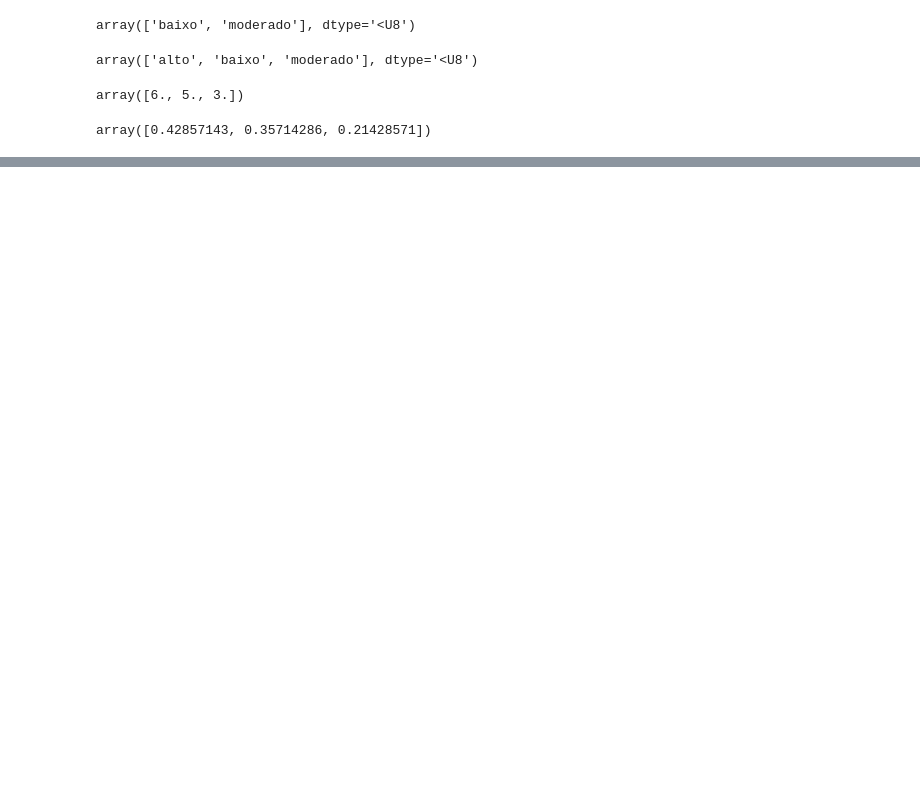
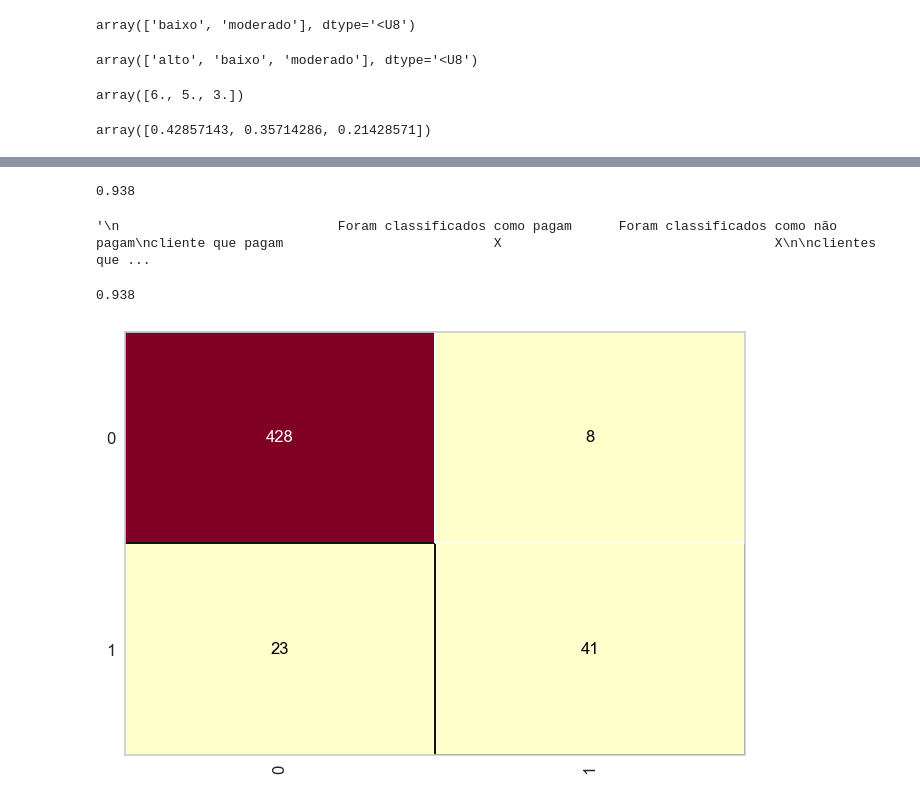
Before and after one commit to Alyssandro1771415/data_science_studies, a Jupyter notebook: Aprensizado_Bayesiana/testes_das_bases.ipynb, the cells around one changed output, grey strips where cells are left out. Saved outputs shown, nothing was run; the diff lists cells and outputs as text; code cells hidden in the pictures; blank space fills up the shorter version.

```diff
--- a/Aprensizado_Bayesiana/testes_das_bases.ipynb
+++ b/Aprensizado_Bayesiana/testes_das_bases.ipynb
@@ -111,0 +116,4 @@ array([0.42857143, 0.35714286, 0.21428571])
+# %%
+import pickle
+with open('../Machine Learning e Data Science com Python de A à Z/Bases de dados/credit.pkl', 'rb') as f:
+    X_credit_treinamento, Y_credit_treinamento, X_credit_teste, Y_credit_teste = pickle.load(f)
@@ -111,0 +128,3 @@ array([0.42857143, 0.35714286, 0.21428571])
+# %%
+naive_credit_data = GaussianNB()
+naive_credit_data.fit(X_credit_treinamento, Y_credit_treinamento)
@@ -111,0 +176,17 @@ array([0.42857143, 0.35714286, 0.21428571])
+# %%
+accuracy_score(Y_credit_teste, previsoes)
+# %% [output]
+0.938
+# %%
+confusion_matrix(Y_credit_teste, previsoes) # Gera uma matriz de confusao nos moldes da abaixo
+
+"""
+                            Foram classificados como pagam      Foram classificados como não pagam
+cliente que pagam                           X                                   X
+
+clientes que náo pagam                      X                                   X
+
+
+"""
+# %% [output]
+'\n                            Foram classificados como pagam      Foram classificados como não pagam\ncliente que pagam                           X                                   X\n\nclientes que ...
@@ -111,0 +195,7 @@ array([0.42857143, 0.35714286, 0.21428571])
+# %%
+cm = ConfusionMatrix(naive_credit_data)
+cm.fit(X_credit_treinamento, Y_credit_treinamento)
+cm.score(X_credit_teste, Y_credit_teste)
+# %% [output]
+0.938
+[figure, added]
```
Also changed, not shown: parts of 19 cells of this notebook, 8 other files.
